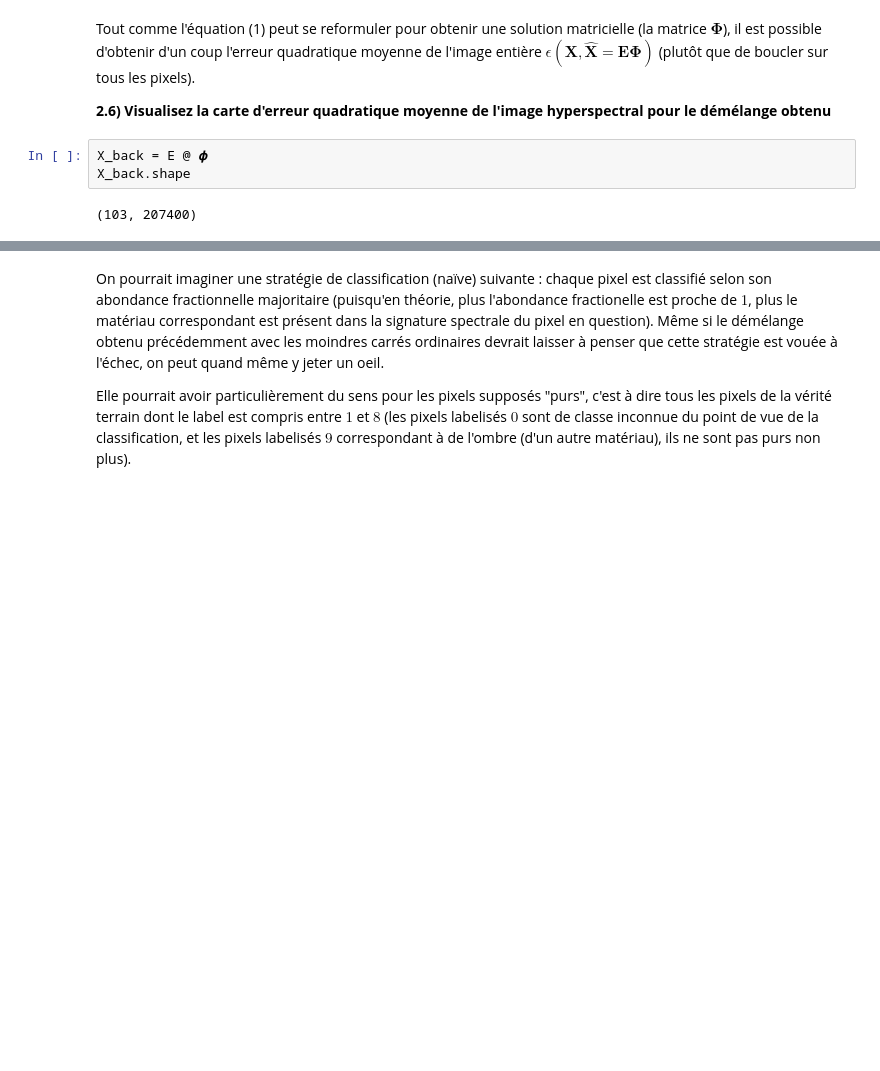
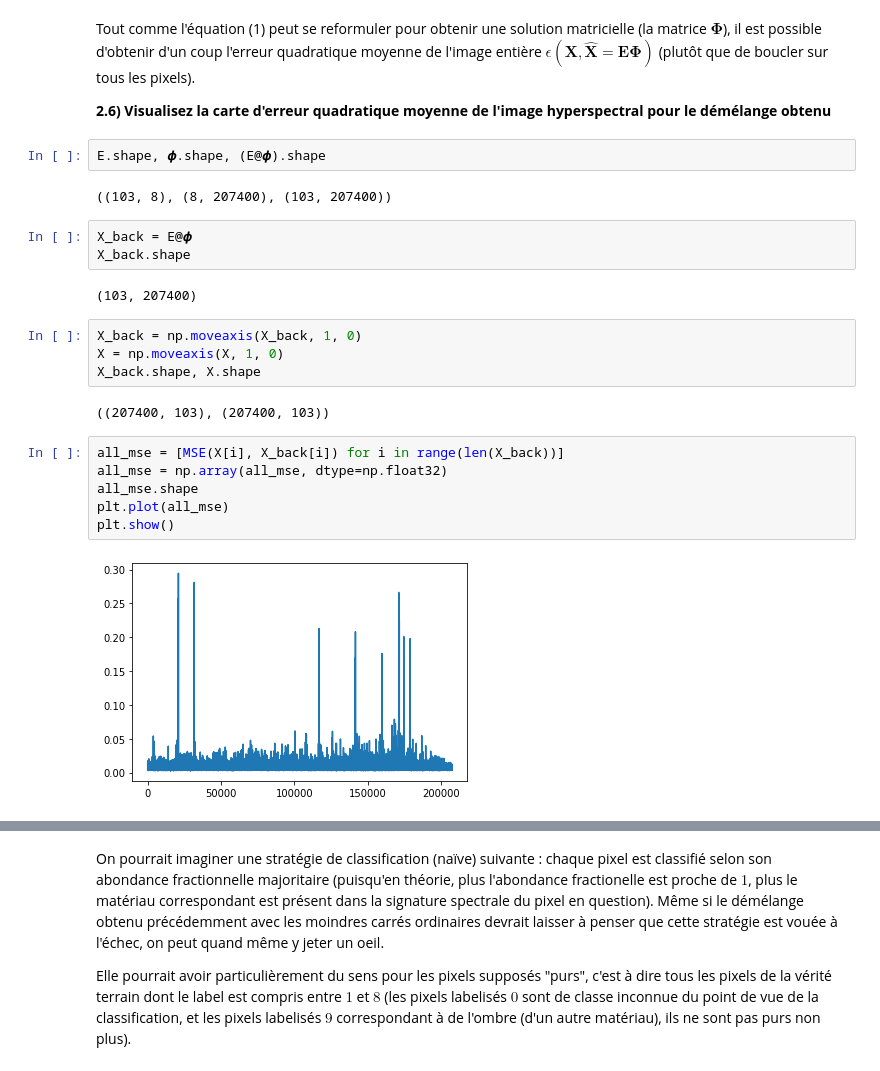
Before and after one commit to Li0nMo0se/spectral_unmixing, a Jupyter notebook: Main.ipynb, the cells around one changed output, grey strips where cells are left out. Cells and saved outputs as stored; diff of their text form; blank space fills up the shorter version.

```diff
--- a/Main.ipynb
+++ b/Main.ipynb
@@ -288,8 +289,26 @@ plt.show()
 Tout comme l'équation (1) peut se reformuler pour obtenir une solution matricielle (la matrice $\boldsymbol \Phi$), il est possible d'obtenir d'un coup l'erreur quadratique moyenne de l'image entière $\epsilon(\mathbf{X},\mathbf{\hat{X}} = \mathbf{E}\boldsymbol \Phi)$ (plutôt que de boucler sur tous les pixels).
 
 **2.6) Visualisez la carte d'erreur quadratique moyenne de l'image hyperspectral pour le démélange obtenu**
+# %%
+E.shape, 𝝓.shape, (E@𝝓).shape
+# %% [output]
+((103, 8), (8, 207400), (103, 207400))
 # %%
-X_back = E @ 𝝓
+X_back = E@𝝓
 X_back.shape
 # %% [output]
 (103, 207400)
+# %%
+X_back = np.moveaxis(X_back, 1, 0)
+X = np.moveaxis(X, 1, 0)
+X_back.shape, X.shape
+# %% [output]
+((207400, 103), (207400, 103))
+# %%
+all_mse = [MSE(X[i], X_back[i]) for i in range(len(X_back))]
+all_mse = np.array(all_mse, dtype=np.float32)
+all_mse.shape
+plt.plot(all_mse)
+plt.show()
+# %% [output]
+[figure, added]
```
Also changed, not shown: parts of 17 cells of this notebook.
